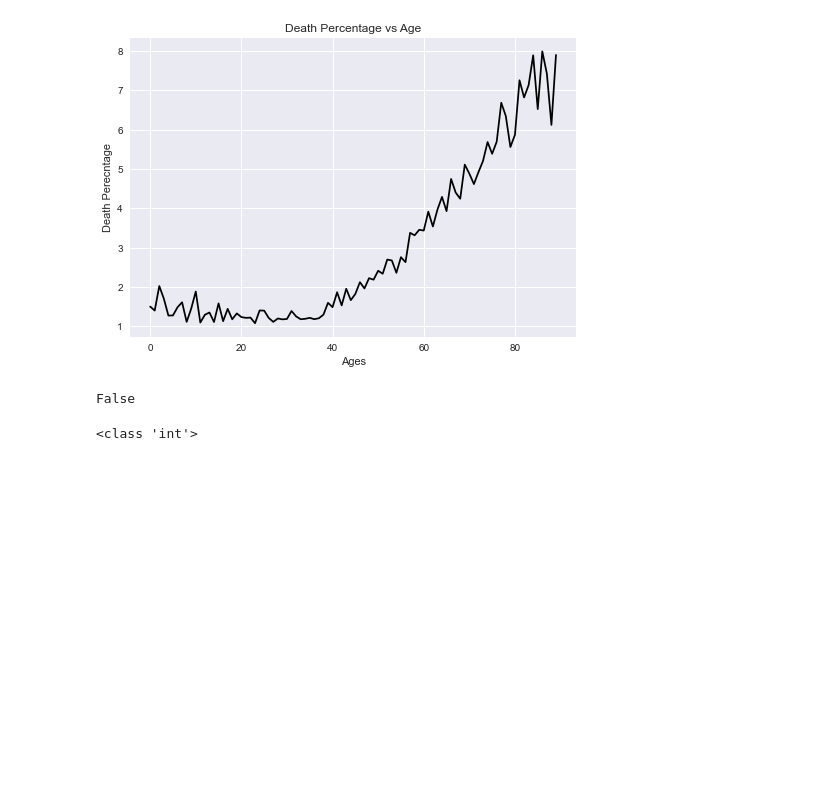
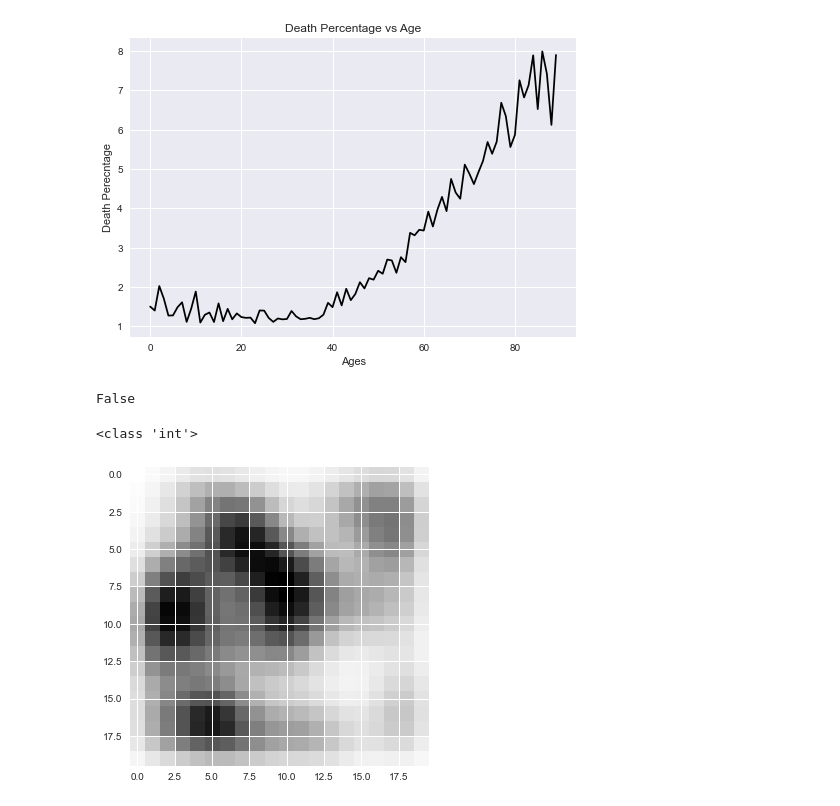
Before and after one commit to North17/Seg-Fault-NPSYPR, a Jupyter notebook: tests.ipynb, the cells around one changed output. Saved outputs shown, nothing was run; the diff lists cells and outputs as text; code cells hidden in the pictures; blank space fills up the shorter version.

```diff
--- a/tests.ipynb
+++ b/tests.ipynb
@@ -163,3 +163,24 @@ for i in x_axis:
 #plt.plot(x_axis,y_axis)
 # %% [output]
 <class 'int'>
+# %%
+
+
+import numpy as np
+import seaborn as sns
+import matplotlib.pylab as plt
+import pandas as pd
+
+pop = pd.read_csv('given_files\Population.csv')
+
+
+ppl = []
+for i in range(1,21):
+    ppl.append(list(pop['Population'][pop['x location'] == i]))
+
+array = np.array(ppl)
+plt.imshow(array)
+
+plt.show()
+# %% [output]
+[figure, added]
```
Also changed, not shown: parts of 2 cells of this notebook.
